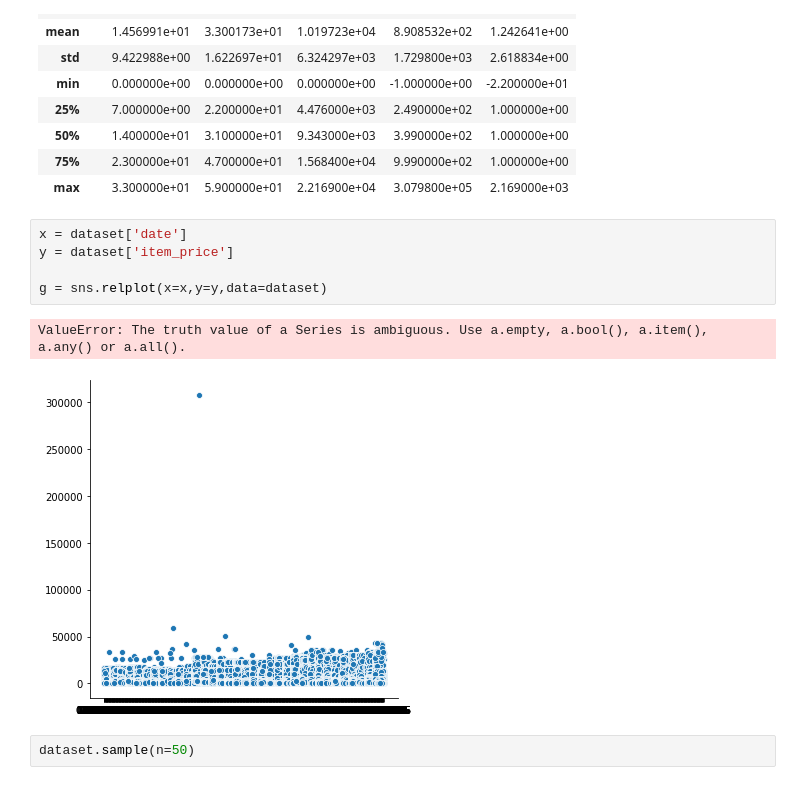
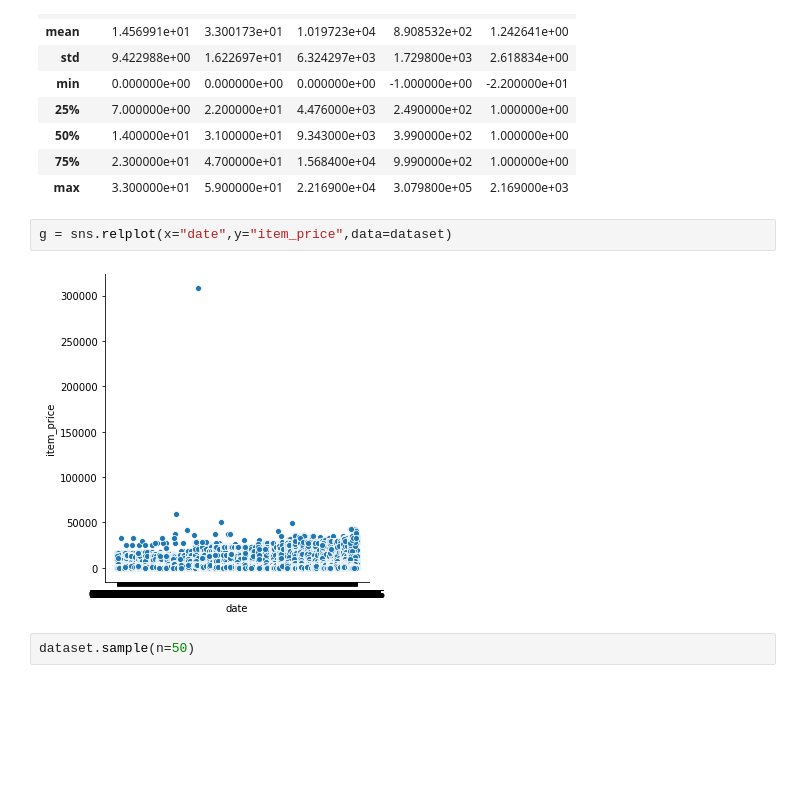
Before and after one commit to MrYamous/iesa-cours-python, a Jupyter notebook: ExJour2.ipynb, the cells around one changed output. Saved outputs shown, nothing was run; the diff lists cells and outputs as text; blank space fills up the shorter version.

```diff
--- a/ExJour2.ipynb
+++ b/ExJour2.ipynb
@@ -80,13 +80,9 @@ dataset.describe()
 | 75% | 2.300000e+01 | 4.700000e+01 | 1.568400e+04 | 9.990000e+02 | 1.000000e+00 |
 | max | 3.300000e+01 | 5.900000e+01 | 2.216900e+04 | 3.079800e+05 | 2.169000e+03 |
 # %%
-x = dataset['date']
-y = dataset['item_price']
-
-g = sns.relplot(x=x,y=y,data=dataset)
+g = sns.relplot(x="date",y="item_price",data=dataset)
 # %% [output]
-ValueError: The truth value of a Series is ambiguous. Use a.empty, a.bool(), a.item(), a.any() or a.all().
-[figure, old version]
+[figure, new version]
 # %%
 dataset.sample(n=50)
 # %% [output]
```
Also changed, not shown: parts of 10 cells of this notebook.
